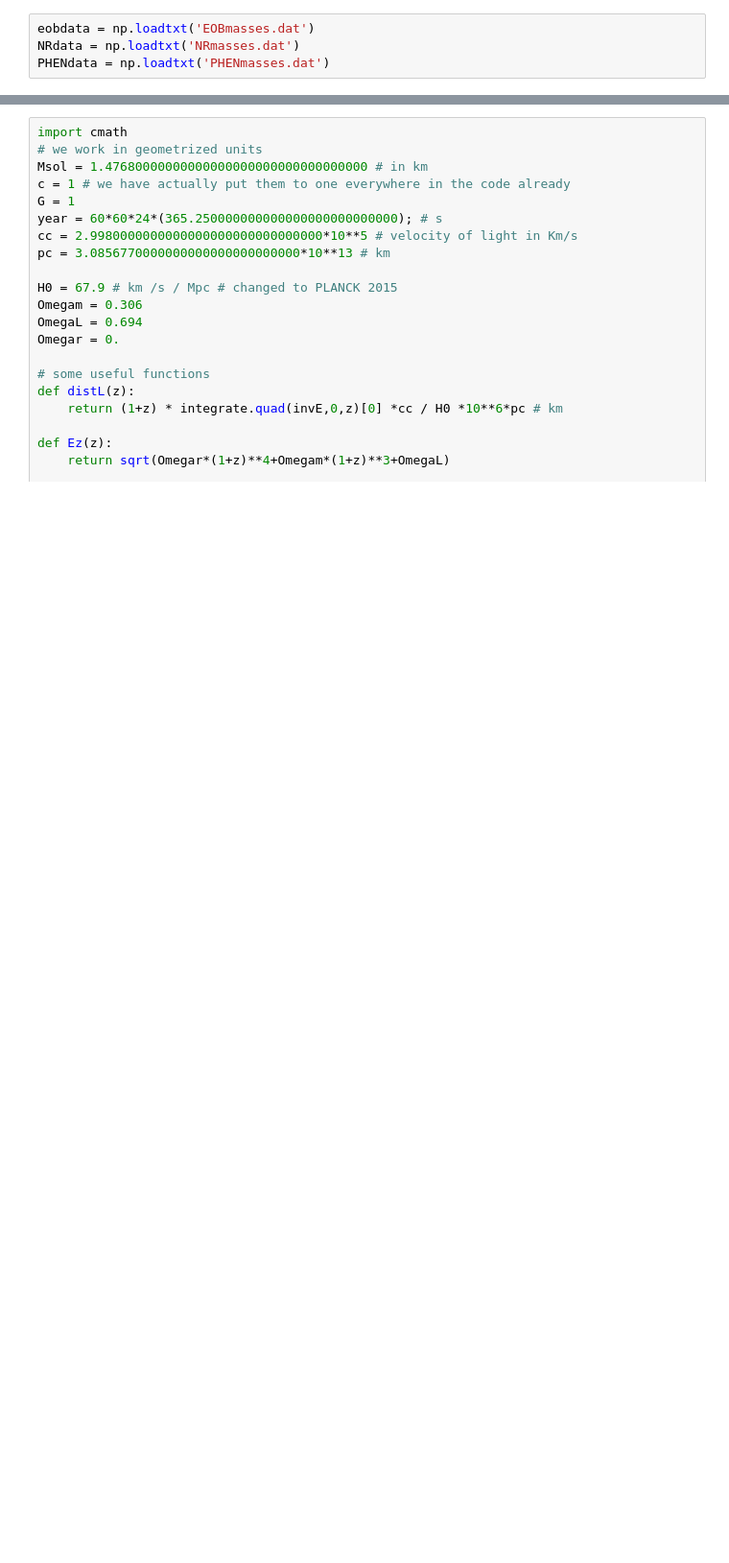
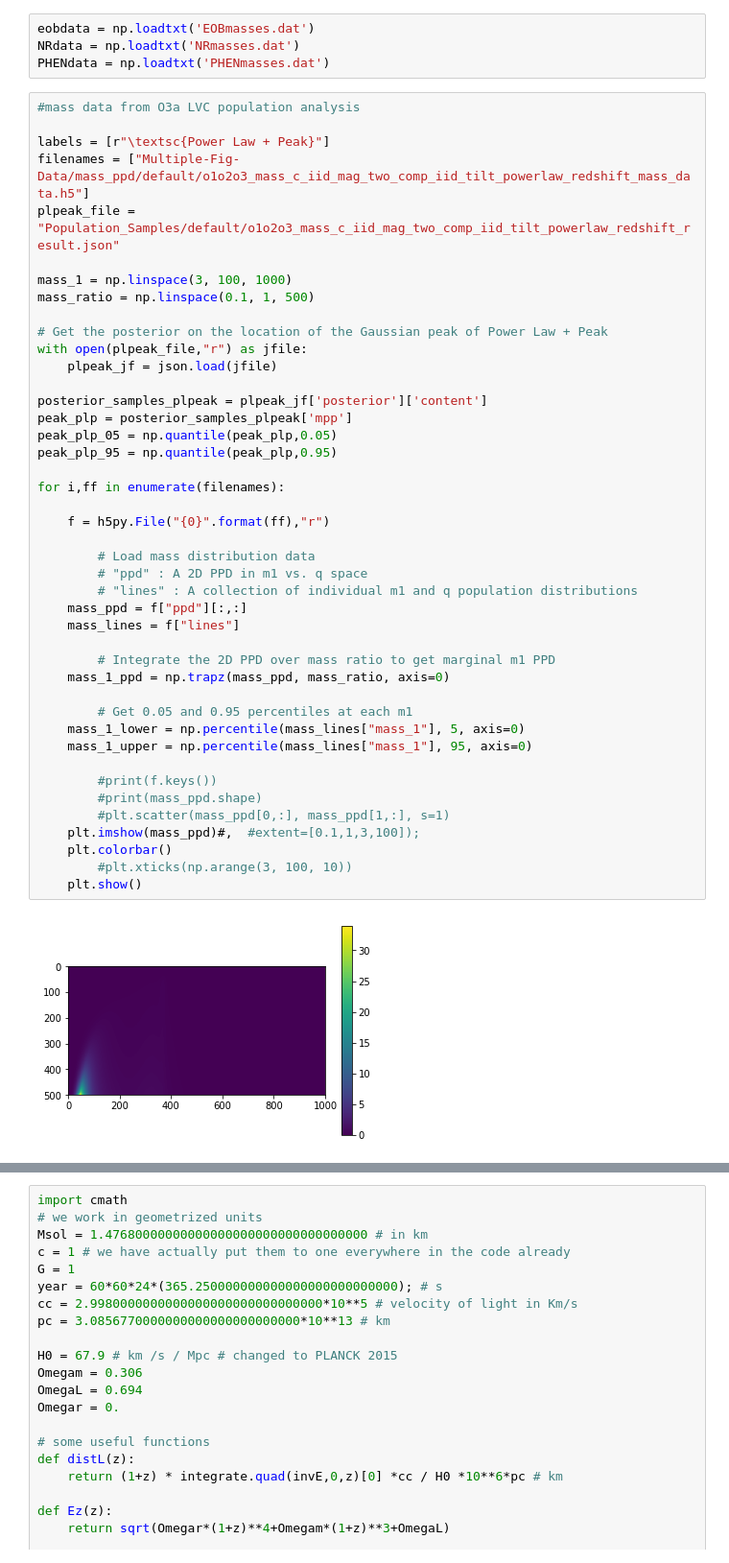
Before and after one commit to andrea0292/Event-Rate-GW, a Jupyter notebook: Check_Stas_Laura.ipynb, the cells around one changed output, grey strips where cells are left out. Shown: that part at 96% size. Saved outputs shown, nothing was run; the diff lists cells and outputs as text; blank space fills up the shorter version.

Commit message:
Rate and mass distribution updates

```diff
--- a/Check_Stas_Laura.ipynb
+++ b/Check_Stas_Laura.ipynb
@@ -34,3 +50,48 @@ from astropy import constants as const
 eobdata = np.loadtxt('EOBmasses.dat')
 NRdata = np.loadtxt('NRmasses.dat')
 PHENdata = np.loadtxt('PHENmasses.dat')
+# %%
+#mass data from O3a LVC population analysis
+
+labels = [r"\textsc{Power Law + Peak}"]
+filenames = ["Multiple-Fig-Data/mass_ppd/default/o1o2o3_mass_c_iid_mag_two_comp_iid_tilt_powerlaw_redshift_mass_data.h5"]
+plpeak_file = "Population_Samples/default/o1o2o3_mass_c_iid_mag_two_comp_iid_tilt_powerlaw_redshift_result.json"
+
+mass_1 = np.linspace(3, 100, 1000)
+mass_ratio = np.linspace(0.1, 1, 500)
+
+# Get the posterior on the location of the Gaussian peak of Power Law + Peak
+with open(plpeak_file,"r") as jfile:
+    plpeak_jf = json.load(jfile)
+
+posterior_samples_plpeak = plpeak_jf['posterior']['content']
+peak_plp = posterior_samples_plpeak['mpp']
+peak_plp_05 = np.quantile(peak_plp,0.05)
+peak_plp_95 = np.quantile(peak_plp,0.95)
+
+for i,ff in enumerate(filenames):
+
+    f = h5py.File("{0}".format(ff),"r")
+
+        # Load mass distribution data
+        # "ppd" : A 2D PPD in m1 vs. q space
+        # "lines" : A collection of individual m1 and q population distributions
+    mass_ppd = f["ppd"][:,:]
+    mass_lines = f["lines"]
+
+        # Integrate the 2D PPD over mass ratio to get marginal m1 PPD
+    mass_1_ppd = np.trapz(mass_ppd, mass_ratio, axis=0)
+
+        # Get 0.05 and 0.95 percentiles at each m1
+    mass_1_lower = np.percentile(mass_lines["mass_1"], 5, axis=0)
+    mass_1_upper = np.percentile(mass_lines["mass_1"], 95, axis=0)
+
+        #print(f.keys())
+        #print(mass_ppd.shape)
+        #plt.scatter(mass_ppd[0,:], mass_ppd[1,:], s=1)
+    plt.imshow(mass_ppd)#,  #extent=[0.1,1,3,100]);
+    plt.colorbar()
+        #plt.xticks(np.arange(3, 100, 10))
+    plt.show()
+# %% [output]
+[figure, added]
```
Also changed, not shown: parts of 25 cells of this notebook.
